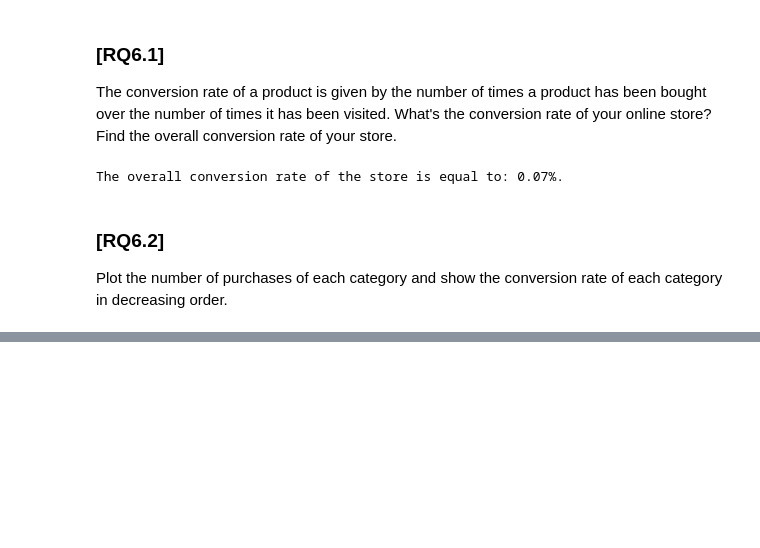
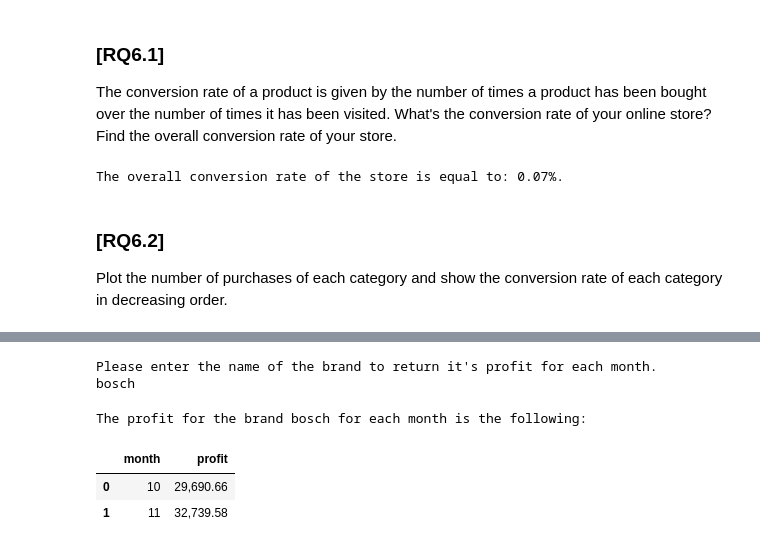
Before and after one commit to freebirdT/ADM_homework2, a Jupyter notebook: main.ipynb, the cells around one changed output, grey strips where cells are left out. Drawn from its saved outputs; the diff is of its cells as text; code cells hidden in the pictures; blank space fills up the shorter version.

```diff
--- a/main.ipynb
+++ b/main.ipynb
@@ -301,0 +310,26 @@ The number of purchases for each product category and the conversion rate for ea
+# %%
+gc.collect()
+
+# Input the name of the brand
+print("Please enter the name of the brand to return it's profit for each month.")
+brandName = input()
+
+# Select only the rows with the given brand name
+brandedTable = pd.DataFrame(dataset[dataset.brand == brandName])
+
+# Select only the rows with the selled item and calculate the total profit for each month
+brandedTable = pd.DataFrame(brandedTable[dataset.event_type == 'purchase'].groupby(dataset.event_time.dt.month).price.sum()).rename(columns={'price':'profit'}).reset_index()
+
+# Renaming the column for a better understanding of the output
+brandedTable.columns = ['month','profit']
+
+# Outputting the profits of the given brand for each month
+print("The profit for the brand " + "bosch" + " for each month is the following:")
+brandedTable
+# %% [output]
+Please enter the name of the brand to return it's profit for each month.
+bosch
+The profit for the brand bosch for each month is the following:
+|  | month | profit |
+| 0 | 10 | 29,690.66 |
+| 1 | 11 | 32,739.58 |
```
Also changed, not shown: parts of 15 cells of this notebook.
